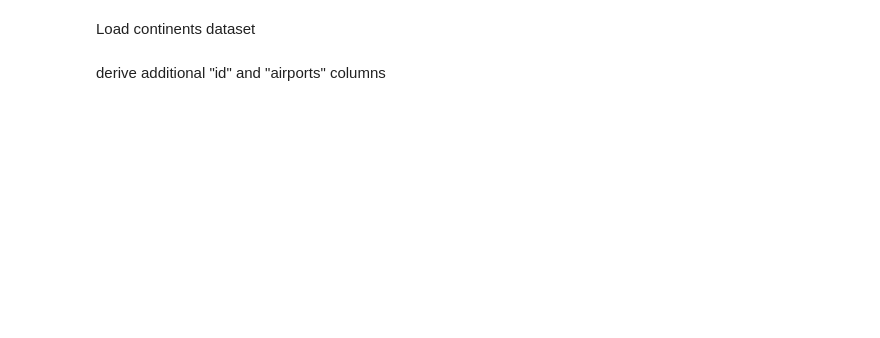
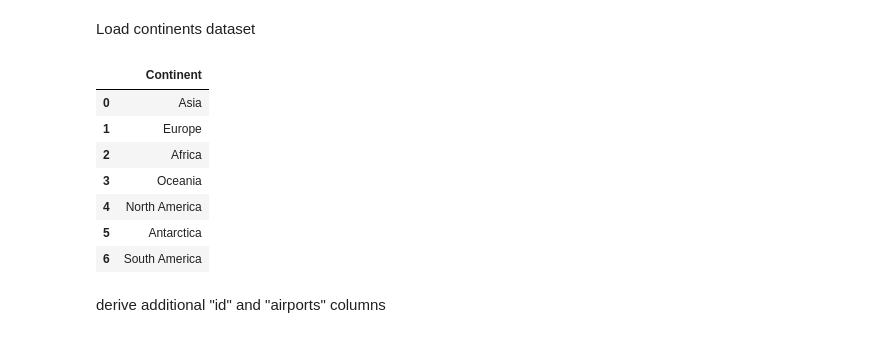
Before and after one commit to chubi-x/world-airports, a Jupyter notebook: Vis (1).ipynb, the cells around one changed output. Cells and saved outputs as stored; diff of their text form; code cells hidden in the pictures; blank space fills up the shorter version.

```diff
--- a/Vis (1).ipynb
+++ b/Vis (1).ipynb
@@ -38,7 +60,17 @@ Load continents dataset
 # %%
 continents_df = pd.read_csv('csv/continents.csv')
 continents_df = continents_df['Continent'].unique()
-continents_df = pd.DataFrame(continents_df,columns=['continent'])
+continents_df = pd.DataFrame(continents_df,columns=['Continent'])
+continents_df
+# %% [output]
+|  | Continent |
+| 0 | Asia |
+| 1 | Europe |
+| 2 | Africa |
+| 3 | Oceania |
+| 4 | North America |
+| 5 | Antarctica |
+| 6 | South America |
 # %% [markdown]
 derive additional "id" and "airports" columns
 # %%
```
Also changed, not shown: parts of 10 cells of this notebook, 3 other files.
